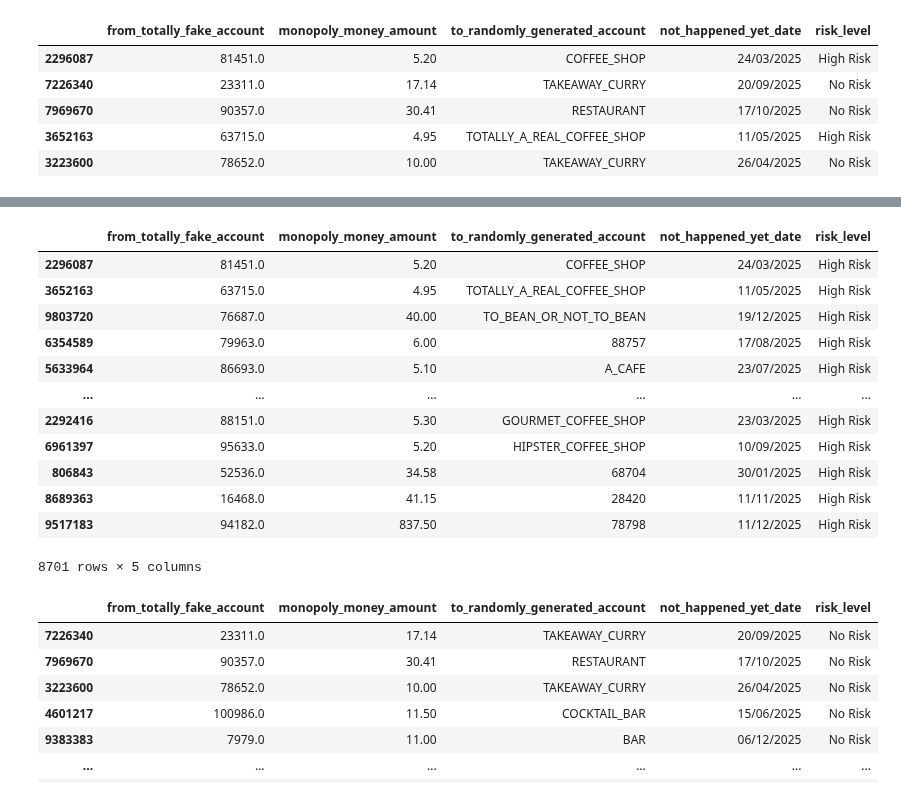
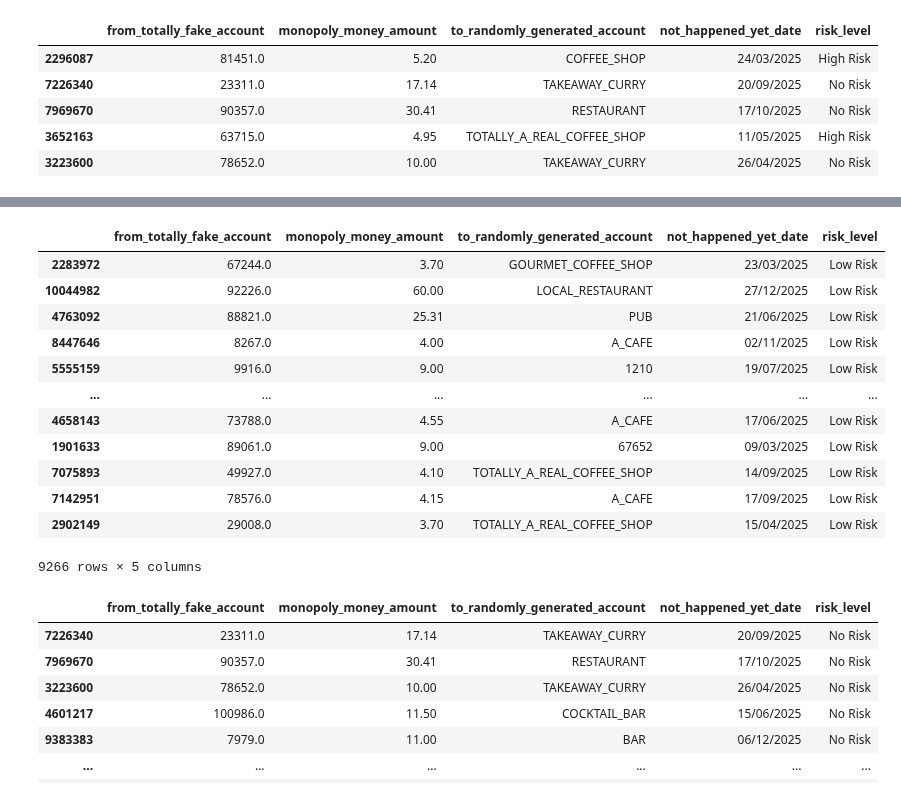
Before and after one commit to UoB-DSMP-2023-24/dsmp-2024-group27, a Jupyter notebook: AnomalyDetection/AnomalyDetectionPerUser.ipynb, the cells around one changed output, grey strips where cells are left out. Saved outputs shown, nothing was run; the diff lists cells and outputs as text; code cells hidden in the pictures.

Commit message:
Anomaly Detection edits

```diff
--- a/AnomalyDetection/AnomalyDetectionPerUser.ipynb
+++ b/AnomalyDetection/AnomalyDetectionPerUser.ipynb
@@ -125,18 +125,3 @@ anomaly_detection_df.head()
 # anomaly_detection_df = anomaly_detection_df.merge(stats_sd_for_merge, how='left', left_on='user_id', right_index=True)
 
 # anomaly_detection_df.head()
-# %%
-# Convert 'not_happened_yet_date' to datetime format, ensuring dayfirst format
-historical_transactions['not_happened_yet_date'] = pd.to_datetime(historical_transactions['not_happened_yet_date'], dayfirst=True)
-
-# Calculate the median number of transactions per day, per week, and per month per user
-user_daily_trans = historical_transactions.groupby(['from_totally_fake_account', historical_transactions['not_happened_yet_date'].dt.date]).size().groupby(level=0).median()
-user_weekly_trans = historical_transactions.groupby(['from_totally_fake_account', historical_transactions['not_happened_yet_date'].dt.isocalendar().week]).size().groupby(level=0).median()
-user_monthly_trans = historical_transactions.groupby(['from_totally_fake_account', historical_transactions['not_happened_yet_date'].dt.month]).size().groupby(level=0).median()
-
-# Add calculated medians to the anomaly_detection_df DataFrame
-anomaly_detection_df['median_trans_per_day'] = anomaly_detection_df['user_id'].map(user_daily_trans)
-anomaly_detection_df['median_trans_per_week'] = anomaly_detection_df['user_id'].map(user_weekly_trans)
-anomaly_detection_df['median_trans_per_month'] = anomaly_detection_df['user_id'].map(user_monthly_trans)
-
-anomaly_detection_df.head()
@@ -185,9 +163,9 @@ thresholds_3 = user_accounts_df.groupby(['from_totally_fake_account', 'to_random
 thresholds_structured_3 = thresholds_3.groupby('from_totally_fake_account').apply(lambda x: dict(zip(x['to_randomly_generated_account'], x['threshold']))).to_dict()
 
 # Add structured mapping to anomaly_detection_df for each threshold
-anomaly_detection_df['transfer_to_accounts_threshold_1_IQR'] = anomaly_detection_df['user_id'].map(thresholds_structured_1)
-anomaly_detection_df['transfer_to_accounts_threshold_2_IQR'] = anomaly_detection_df['user_id'].map(thresholds_structured_2)
-anomaly_detection_df['transfer_to_accounts_threshold_3_IQR'] = anomaly_detection_df['user_id'].map(thresholds_structured_3)
+anomaly_detection_df['user_accounts_threshold_1_IQR'] = anomaly_detection_df['user_id'].map(thresholds_structured_1)
+anomaly_detection_df['user_accounts_threshold_2_IQR'] = anomaly_detection_df['user_id'].map(thresholds_structured_2)
+anomaly_detection_df['user_accounts_threshold_3_IQR'] = anomaly_detection_df['user_id'].map(thresholds_structured_3)
 
 # Display the updated anomaly_detection_df to verify the new columns
 anomaly_detection_df.head()
@@ -348,7 +326,7 @@ anomaly_detection_df['industry_threshold_3_IQR'] = anomaly_detection_df['user_id
 ### Adding the use-user interactions and user-industry interactions
 # %%
 # Extracting keys from 'transfer_to_accounts_threshold_1_IQR' to create 'user_user_interaction'
-anomaly_detection_df['user_user_interaction'] = anomaly_detection_df['transfer_to_accounts_threshold_1_IQR'].apply(lambda x: list(x.keys()))
+anomaly_detection_df['user_user_interaction'] = anomaly_detection_df['user_accounts_threshold_1_IQR'].apply(lambda x: list(x.keys()))
 
 # Extracting keys from 'industry_threshold_1_IQR' to create 'user_industry_interaction'
 anomaly_detection_df['user_industry_interaction'] = anomaly_detection_df['industry_threshold_1_IQR'].apply(lambda x: list(x.keys()))
@@ -408,9 +386,9 @@ def assess_transaction_risk(from_account, amount, to_account, transaction_date,
             thresholds = [user_data['Overall_Threshold_1_IQR'], user_data['Overall_Threshold_2_IQR'], user_data['Overall_Threshold_3_IQR']]
         else:
             thresholds = [
-                get_threshold_value(user_data, 'transfer_to_accounts_threshold_1_IQR', str(to_account)),
-                get_threshold_value(user_data, 'transfer_to_accounts_threshold_2_IQR', str(to_account)),
-                get_threshold_value(user_data, 'transfer_to_accounts_threshold_3_IQR', str(to_account))
+                get_threshold_value(user_data, 'user_accounts_threshold_1_IQR', str(to_account)),
+                get_threshold_value(user_data, 'user_accounts_threshold_2_IQR', str(to_account)),
+                get_threshold_value(user_data, 'user_accounts_threshold_3_IQR', str(to_account))
             ]
     if amount > thresholds[2]:
         risk_level = "High Risk"
@@ -444,20 +431,20 @@ testing_transactions.head()
 # %%
 # Filter the DataFrame for rows where risk_level is 'High Risk'
-testing_transactions[testing_transactions['risk_level'] == 'High Risk']
+testing_transactions[testing_transactions['risk_level'] == 'Low Risk']
 # %% [output]
 |  | from_totally_fake_account | monopoly_money_amount | to_randomly_generated_account | not_happened_yet_date | risk_level |
-| 2296087 | 81451.0 | 5.20 | COFFEE_SHOP | 24/03/2025 | High Risk |
-| 3652163 | 63715.0 | 4.95 | TOTALLY_A_REAL_COFFEE_SHOP | 11/05/2025 | High Risk |
-| 9803720 | 76687.0 | 40.00 | TO_BEAN_OR_NOT_TO_BEAN | 19/12/2025 | High Risk |
-| 6354589 | 79963.0 | 6.00 | 88757 | 17/08/2025 | High Risk |
-| 5633964 | 86693.0 | 5.10 | A_CAFE | 23/07/2025 | High Risk |
+| 2283972 | 67244.0 | 3.70 | GOURMET_COFFEE_SHOP | 23/03/2025 | Low Risk |
+| 10044982 | 92226.0 | 60.00 | LOCAL_RESTAURANT | 27/12/2025 | Low Risk |
+| 4763092 | 88821.0 | 25.31 | PUB | 21/06/2025 | Low Risk |
+| 8447646 | 8267.0 | 4.00 | A_CAFE | 02/11/2025 | Low Risk |
+| 5555159 | 9916.0 | 9.00 | 1210 | 19/07/2025 | Low Risk |
 | ... | ... | ... | ... | ... | ... |
-| 2292416 | 88151.0 | 5.30 | GOURMET_COFFEE_SHOP | 23/03/2025 | High Risk |
-| 6961397 | 95633.0 | 5.20 | HIPSTER_COFFEE_SHOP | 10/09/2025 | High Risk |
-| 806843 | 52536.0 | 34.58 | 68704 | 30/01/2025 | High Risk |
-| 8689363 | 16468.0 | 41.15 | 28420 | 11/11/2025 | High Risk |
-| 9517183 | 94182.0 | 837.50 | 78798 | 11/12/2025 | High Risk |
+| 4658143 | 73788.0 | 4.55 | A_CAFE | 17/06/2025 | Low Risk |
+| 1901633 | 89061.0 | 9.00 | 67652 | 09/03/2025 | Low Risk |
+| 7075893 | 49927.0 | 4.10 | TOTALLY_A_REAL_COFFEE_SHOP | 14/09/2025 | Low Risk |
+| 7142951 | 78576.0 | 4.15 | A_CAFE | 17/09/2025 | Low Risk |
+| 2902149 | 29008.0 | 3.70 | TOTALLY_A_REAL_COFFEE_SHOP | 15/04/2025 | Low Risk |
-8701 rows × 5 columns
+9266 rows × 5 columns
 # %%
 testing_transactions[testing_transactions['risk_level'] == 'No Risk']
 # %% [output]
```
Also changed, not shown: parts of 9 cells of this notebook.
